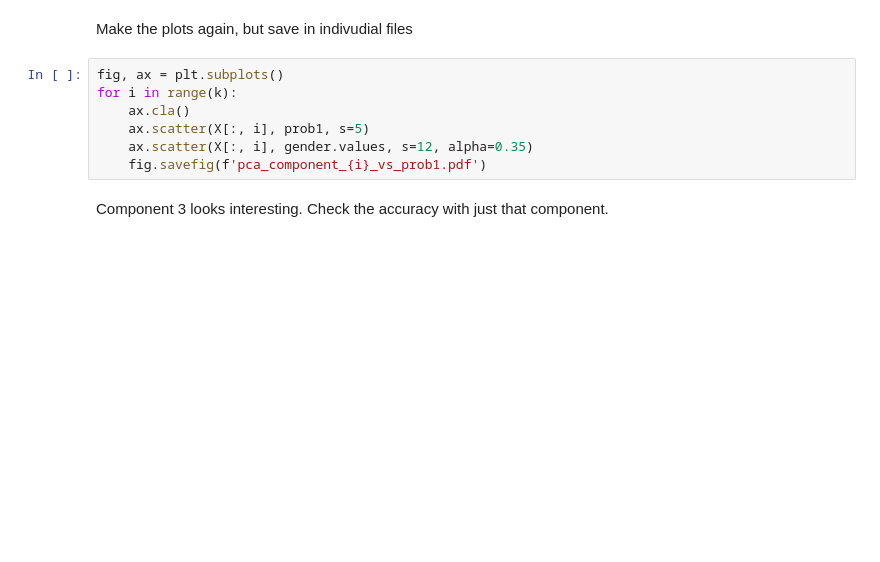
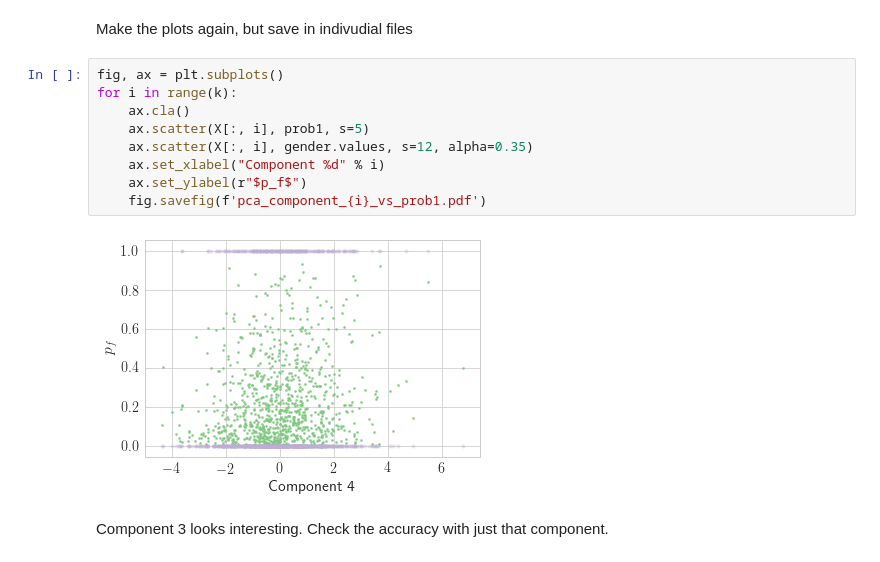
Before and after one commit to AllanLRH/master_thesis, a Jupyter notebook: joachim_exercise/joachim_exercise.ipynb, the cells around one changed output. Drawn from its saved outputs; the diff is of its cells as text; blank space fills up the shorter version.

```diff
--- a/joachim_exercise/joachim_exercise.ipynb
+++ b/joachim_exercise/joachim_exercise.ipynb
@@ -299,10 +432,14 @@ Make the plots again, but save in indivudial files
 # %%
 fig, ax = plt.subplots()
 for i in range(k):
     ax.cla()
     ax.scatter(X[:, i], prob1, s=5)
     ax.scatter(X[:, i], gender.values, s=12, alpha=0.35)
+    ax.set_xlabel("Component %d" % i)
+    ax.set_ylabel(r"$p_f$")
     fig.savefig(f'pca_component_{i}_vs_prob1.pdf')
+# %% [output]
+[figure, added]
 # %% [markdown]
 Component 3 looks interesting. Check the accuracy with just that component.
 # %% [markdown]
```
Also changed, not shown: parts of 64 cells of this notebook, 9 other files.
